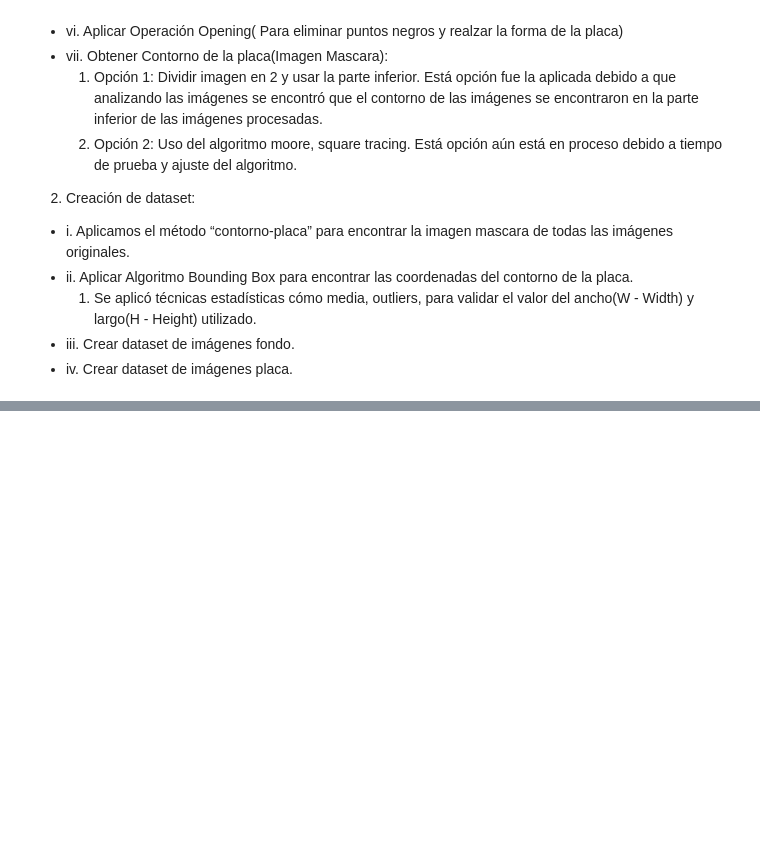
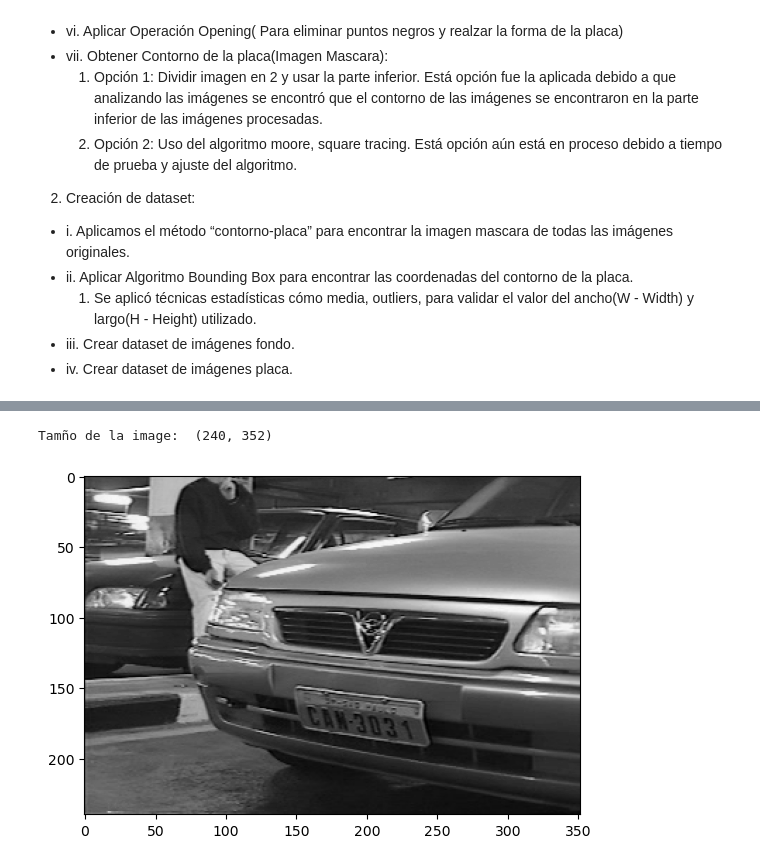
Before and after one commit to yonkeenn/projectCarPlateDetection, a Jupyter notebook: projectCarPlateDetection_CV.ipynb, the cells around one changed output, grey strips where cells are left out. Cells and saved outputs as stored; diff of their text form; code cells hidden in the pictures; blank space fills up the shorter version.

```diff
--- a/projectCarPlateDetection_CV.ipynb
+++ b/projectCarPlateDetection_CV.ipynb
@@ -192,0 +331,8 @@ plt.show()
+# %%
+img = imageio.imread('../BD2/placas/orig_0003.png')
+print("Tamño de la image: ", img.shape)
+plt.imshow(img, cmap="gray")
+plt.show()
+# %% [output]
+Tamño de la image:  (240, 352)
+[figure, added]
```
Also changed, not shown: parts of 27 cells of this notebook.
